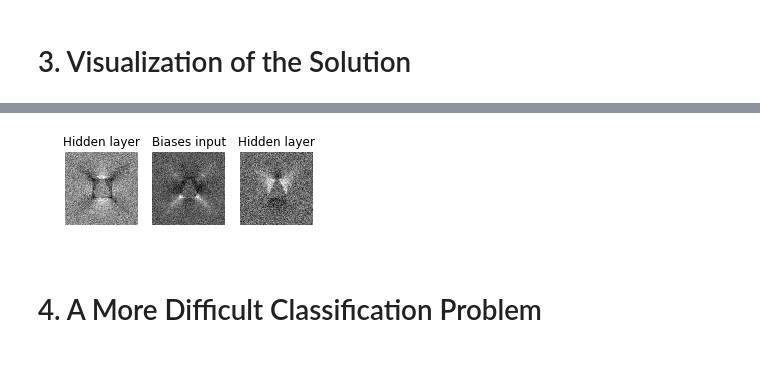
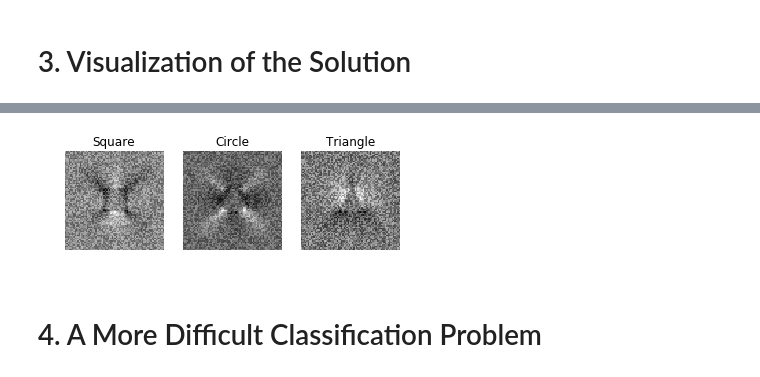
Before and after one commit to guhur/MVA_DeepLearning, a Jupyter notebook: deep-learning-mp1.ipynb, the cells around one changed output, grey strips where cells are left out. Saved outputs shown, nothing was run; the diff lists cells and outputs as text; code cells hidden in the pictures.

```diff
--- a/deep-learning-mp1.ipynb
+++ b/deep-learning-mp1.ipynb
@@ -76,14 +82,10 @@ plot_history(history)
 # %% [markdown]
 ## 2.2 Training a model with Adam
 # %%
-early_stopping_monitor = EarlyStopping(patience = 3)
-
 models['adam'] = Sequential()
-models['adam'].add(Dense(n_hidden, activation='relu', input_shape=(X_train.shape[1],)))
-models['adam'].add(Dense(n_classes, activation='softmax'))
-models['adam'].compile(optimizer='adam', loss='categorical_crossentropy',
-                       metrics=['accuracy'])
-history = models['adam'].fit(X_train, Y_train, batch_size=32, epochs=100,
-                             validation_data=(X_test, Y_test), callbacks=[early_stopping_monitor], verbose=0)
+models['adam'].add(Dense(n_classes, input_shape=(X_train.shape[1],), activation='softmax'))
+models['adam'].compile(optimizer='adam', loss='categorical_crossentropy', metrics=['accuracy'])
+istory = models['adam'].fit(X_train, Y_train, batch_size=32, epochs=40,
+                             validation_data=(X_test, Y_test), verbose=0)
 plot_history(history)
 # %% [output]
@@ -108,18 +95,16 @@ None
 # %%
-weights = models['adam'].get_weights()
-image = weights[0] @ weights[2]
-n_layers = len(weights)
-titles = ["Hidden layer", "Biases input", "Hidden layer"]
+weights = models['adam'].get_weights()[0].reshape(72,72,3)
+titles = ["Square", "Circle", "Triangle"]
 
 for k in range(3):
-    plt.subplot(1, n_layers, k + 1)
-    plt.imshow(image[:, k].reshape(IMAGE_SIZE, IMAGE_SIZE), cmap='gray')
+    plt.subplot(1, 3, k + 1)
+    plt.imshow(weights[..., k].reshape(IMAGE_SIZE, IMAGE_SIZE), cmap='gray')
     plt.title(titles[k])
     plt.axis("off")
 
 plt.show()
 # %% [output]
-[figure, old version]
+[figure, new version]
 # %% [markdown]
 # 4. A More Difficult Classification Problem
 # %%
```
Also changed, not shown: parts of 17 cells of this notebook, 1 other file.
